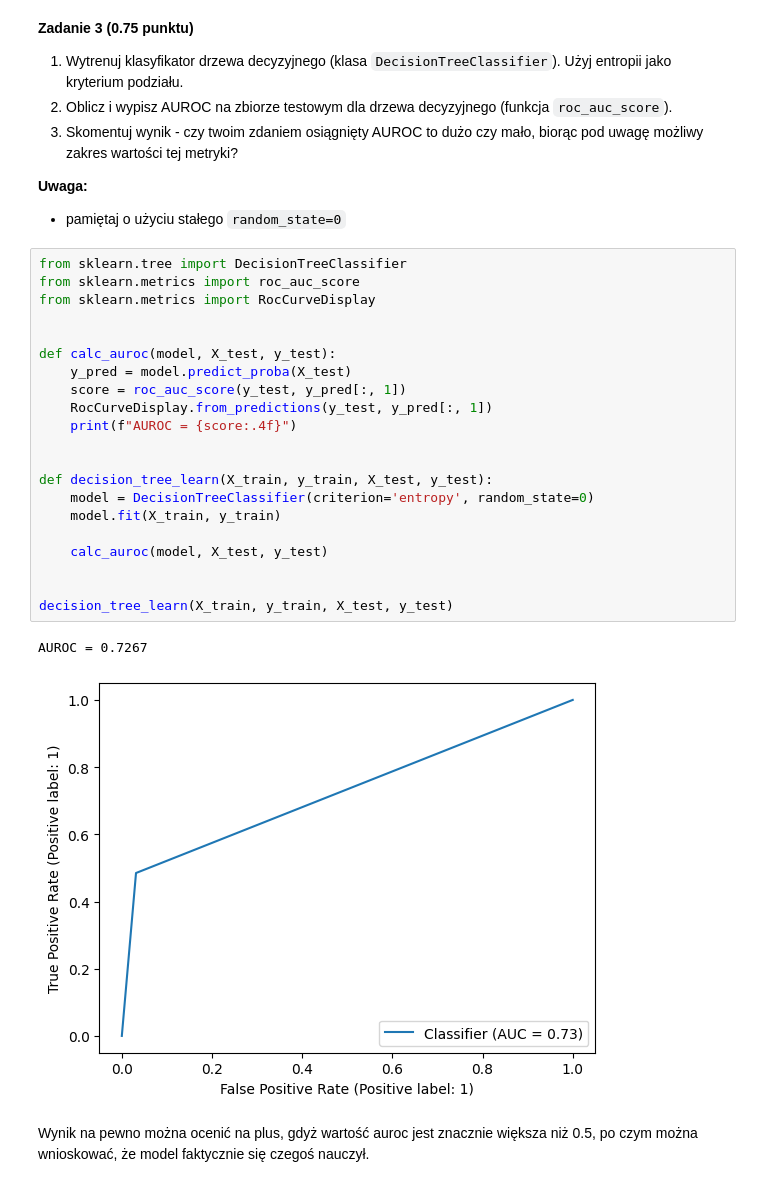
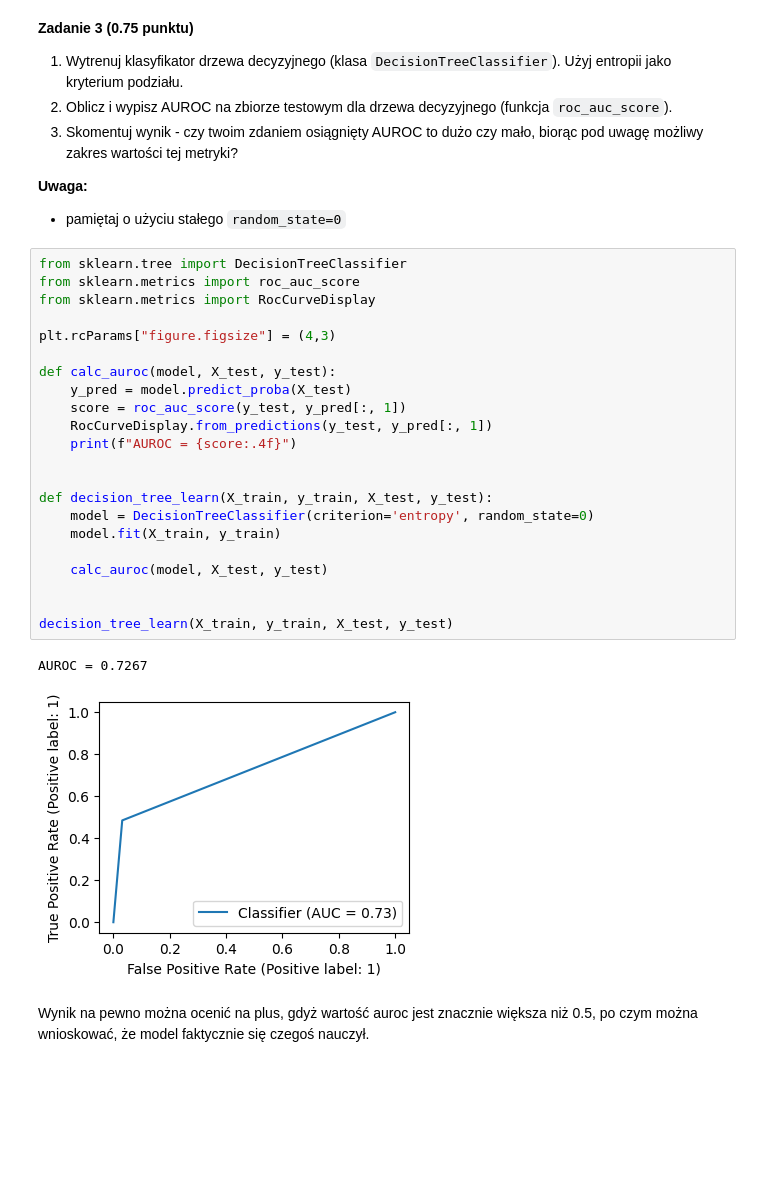
Before and after one commit to michal200292/Introduction-to-AI, a Jupyter notebook: lab2/lab_2.ipynb, the cells around one changed output. Cells and saved outputs as stored; diff of their text form; blank space fills up the shorter version.

```diff
--- a/lab2/lab_2.ipynb
+++ b/lab2/lab_2.ipynb
@@ -196,27 +196,28 @@ Co ważne, z definicji AUROC, trzeba tam użyć prawdopodobieństw klasy pozytyw
 # %%
 from sklearn.tree import DecisionTreeClassifier
 from sklearn.metrics import roc_auc_score
 from sklearn.metrics import RocCurveDisplay
 
+plt.rcParams["figure.figsize"] = (4,3)
 
 def calc_auroc(model, X_test, y_test):
     y_pred = model.predict_proba(X_test)
     score = roc_auc_score(y_test, y_pred[:, 1])
     RocCurveDisplay.from_predictions(y_test, y_pred[:, 1])
     print(f"AUROC = {score:.4f}")
 
 
 def decision_tree_learn(X_train, y_train, X_test, y_test):
     model = DecisionTreeClassifier(criterion='entropy', random_state=0)
     model.fit(X_train, y_train)
 
     calc_auroc(model, X_test, y_test)
 
 
 decision_tree_learn(X_train, y_train, X_test, y_test)
 # %% [output]
 AUROC = 0.7267
-[figure, old version]
+[figure, new version]
 # %% [markdown]
 Wynik na pewno można ocenić na plus, gdyż wartość auroc jest znacznie większa niż 0.5, po czym można wnioskować, że model faktycznie się czegoś nauczył.
 # %% [markdown]
```
Also changed, not shown: parts of 27 cells of this notebook.
